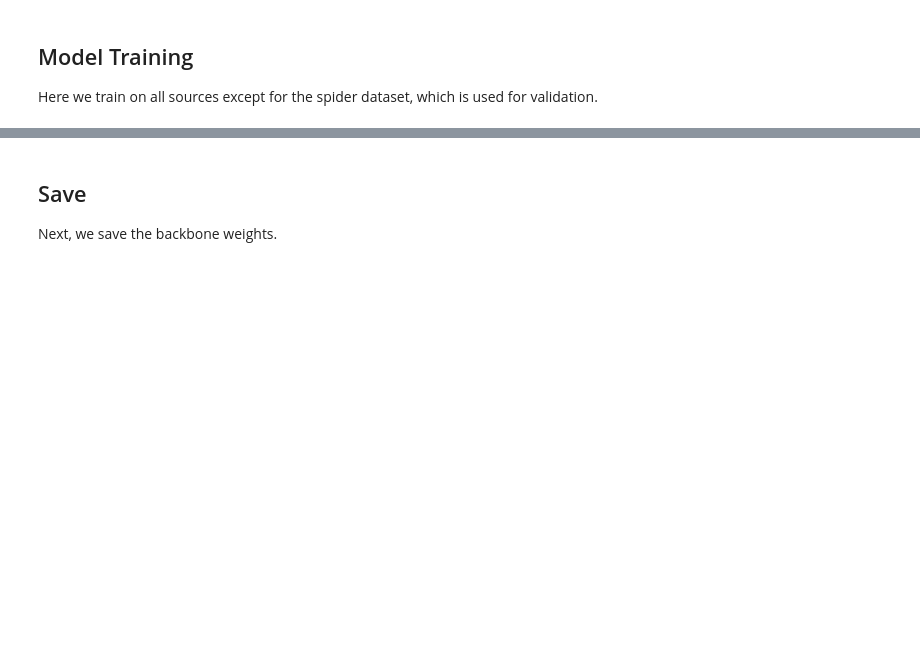
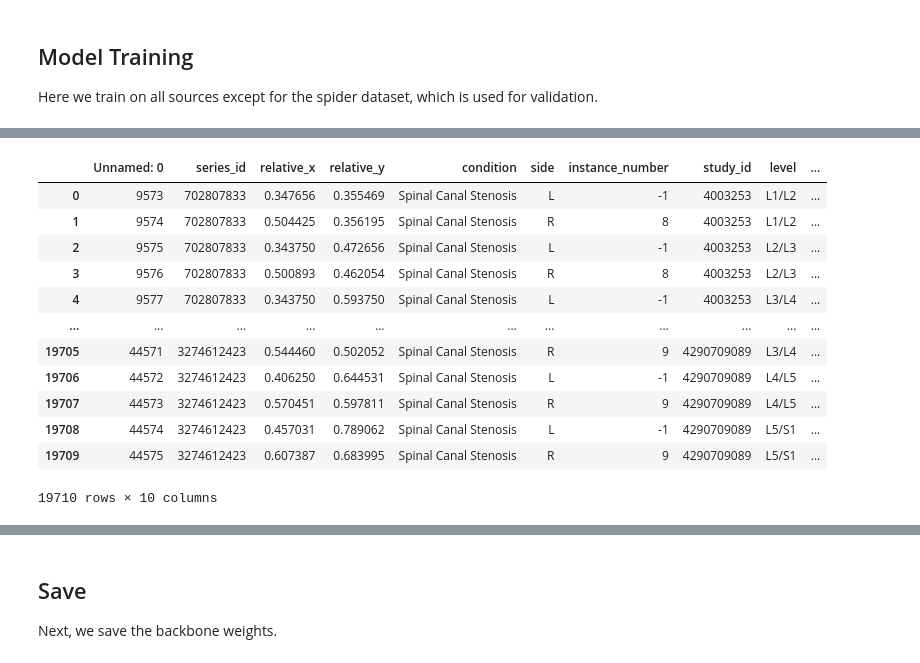
Before and after one commit to rinkusahu1/Kaggle_Practice_ML, a Jupyter notebook: label_detection.ipynb, the cells around one changed output, grey strips where cells are left out. Drawn from its saved outputs; the diff is of its cells as text; code cells hidden in the pictures; blank space fills up the shorter version.

```diff
--- a/label_detection.ipynb
+++ b/label_detection.ipynb
@@ -463,3 +492,19 @@ df = df.head(50)
+# %%
+df
+# %% [output]
+|  | Unnamed: 0 | series_id | relative_x | relative_y | condition | side | instance_number | study_id | level | ... |
+| 0 | 9573 | 702807833 | 0.347656 | 0.355469 | Spinal Canal Stenosis | L | -1 | 4003253 | L1/L2 | ... |
+| 1 | 9574 | 702807833 | 0.504425 | 0.356195 | Spinal Canal Stenosis | R | 8 | 4003253 | L1/L2 | ... |
+| 2 | 9575 | 702807833 | 0.343750 | 0.472656 | Spinal Canal Stenosis | L | -1 | 4003253 | L2/L3 | ... |
+| 3 | 9576 | 702807833 | 0.500893 | 0.462054 | Spinal Canal Stenosis | R | 8 | 4003253 | L2/L3 | ... |
+| 4 | 9577 | 702807833 | 0.343750 | 0.593750 | Spinal Canal Stenosis | L | -1 | 4003253 | L3/L4 | ... |
+| ... | ... | ... | ... | ... | ... | ... | ... | ... | ... | ... |
+| 19705 | 44571 | 3274612423 | 0.544460 | 0.502052 | Spinal Canal Stenosis | R | 9 | 4290709089 | L3/L4 | ... |
+| 19706 | 44572 | 3274612423 | 0.406250 | 0.644531 | Spinal Canal Stenosis | L | -1 | 4290709089 | L4/L5 | ... |
+| 19707 | 44573 | 3274612423 | 0.570451 | 0.597811 | Spinal Canal Stenosis | R | 9 | 4290709089 | L4/L5 | ... |
+| 19708 | 44574 | 3274612423 | 0.457031 | 0.789062 | Spinal Canal Stenosis | L | -1 | 4290709089 | L5/S1 | ... |
+| 19709 | 44575 | 3274612423 | 0.607387 | 0.683995 | Spinal Canal Stenosis | R | 9 | 4290709089 | L5/S1 | ... |
+19710 rows × 10 columns
 # %%
 # Split the DataFrame into training and validation sets
 unique_df = df[['study_id']].drop_duplicates().reset_index(drop=True)
```
Also changed, not shown: parts of 9 cells of this notebook.
